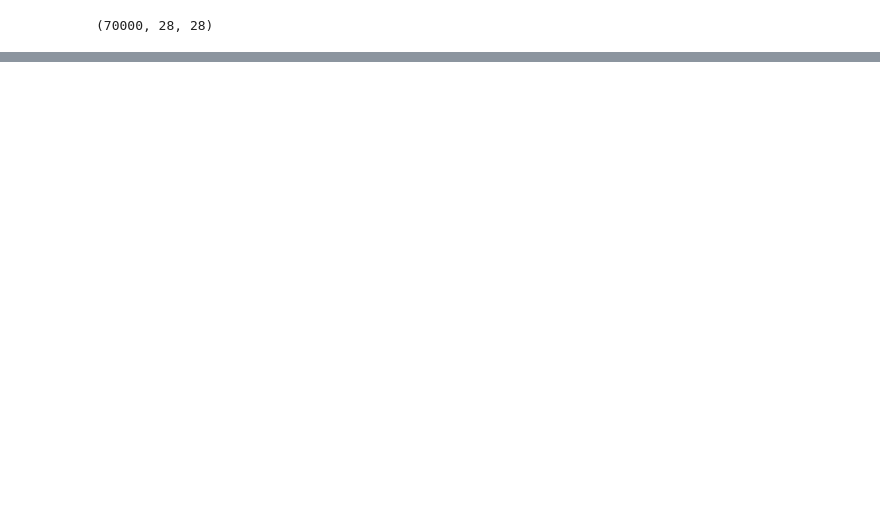
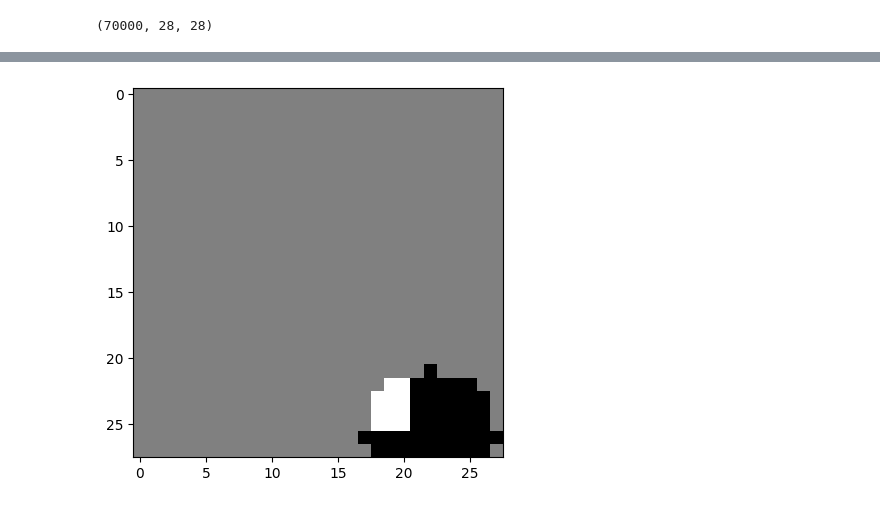
Before and after one commit to amancapy/mnist-harmonium, a Jupyter notebook: main.ipynb, the cells around one changed output, grey strips where cells are left out. Saved outputs shown, nothing was run; the diff lists cells and outputs as text; code cells hidden in the pictures; blank space fills up the shorter version.

```diff
--- a/main.ipynb
+++ b/main.ipynb
@@ -61,0 +45,45 @@ atoms = Pool(processes=8).map(atomize, atoms)
+# %%
+THRESHOLD = 1.
+N_ATOMS = 100
+COOLING_RATE = 0.001
+DELTA_SIGMA = 0.01
+# %%
+class AtomNode:
+    def __init__(self, vector):
+        self.vector = vector
+        self.strength = random.normalvariate()
+        self.active = 0
+        self.input = 0
+        self.weights = None
+
+    def update(self, temp):
+        prob = 1 / (1 + np.exp(-self.input / temp))
+        self.active = random.choices([0, 1], [1-prob, prob])[0]
+
+    def generate_weights(self):
+        self.weights = self.vector * (self.strength / np.count_nonzero(self.vector))
+
+    def calculate_input(self, representation_vector):
+        self.generate_weights()
+        self.input = np.dot(self.weights.flat, representation_vector.flat) - self.strength * THRESHOLD
+
+
+xs = np.array([[i for i in range(28)] for _ in range(28)])
+ys = np.array([[j for _ in range(28)] for j in range(28)])
+
+def atomize(image):
+    x, y = random.randint(0, 28), random.randint(0, 28)
+    r = random.randint(3, 6)
+
+    ins = ((xs - x) ** 2 + (ys - y) ** 2) ** 0.5 <= r
+    image[image == 0] = -1
+    atom_vector = np.multiply(image, ins)
+    atom_vector[ins == 0] = 0
+
+    return AtomNode(atom_vector)
+
+img = random.choice(imgs)
+plt.imshow(atomize(img).vector, cmap="gray", vmin=-1, vmax=1)
+plt.show()
+# %% [output]
+[figure, added]
```
Also changed, not shown: parts of 9 cells of this notebook.
